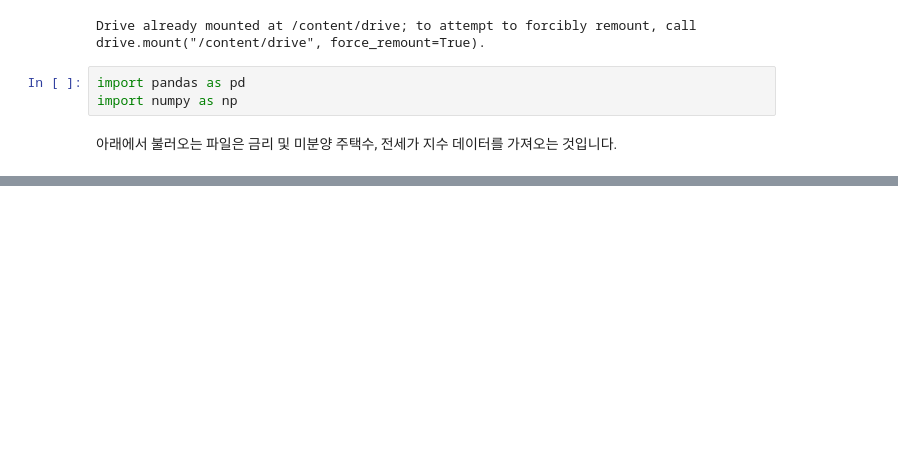
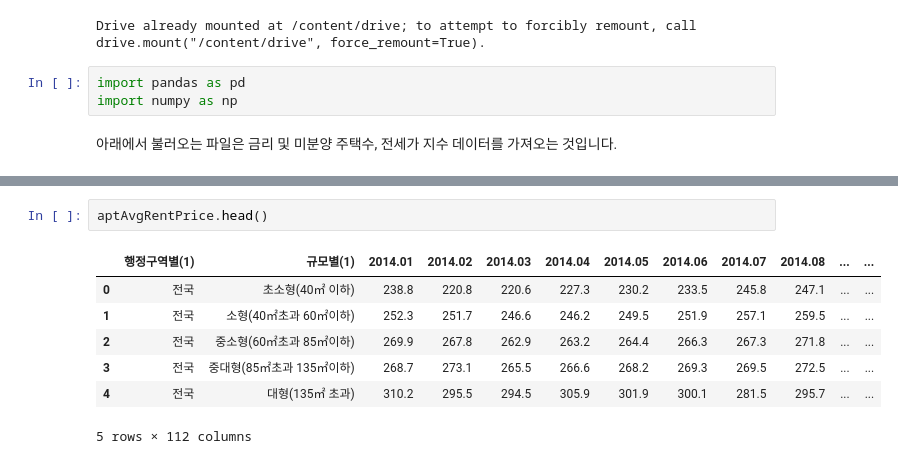
Before and after one commit to dongyoon9802/pythonAnalasys, a Jupyter notebook: pyhtonAnalysis.ipynb, the cells around one changed output, grey strips where cells are left out. Cells and saved outputs as stored; diff of their text form; blank space fills up the shorter version.

```diff
--- a/pyhtonAnalysis.ipynb
+++ b/pyhtonAnalysis.ipynb
@@ -271,0 +95,10 @@ apartAvgPriceSize.head()
+# %%
+aptAvgRentPrice.head()
+# %% [output]
+|  | 행정구역별(1) | 규모별(1) | 2014.01 | 2014.02 | 2014.03 | 2014.04 | 2014.05 | 2014.06 | 2014.07 | 2014.08 | ... | ... |
+| 0 | 전국 | 초소형(40㎡ 이하) | 238.8 | 220.8 | 220.6 | 227.3 | 230.2 | 233.5 | 245.8 | 247.1 | ... | ... |
+| 1 | 전국 | 소형(40㎡초과 60㎡이하) | 252.3 | 251.7 | 246.6 | 246.2 | 249.5 | 251.9 | 257.1 | 259.5 | ... | ... |
+| 2 | 전국 | 중소형(60㎡초과 85㎡이하) | 269.9 | 267.8 | 262.9 | 263.2 | 264.4 | 266.3 | 267.3 | 271.8 | ... | ... |
+| 3 | 전국 | 중대형(85㎡초과 135㎡이하) | 268.7 | 273.1 | 265.5 | 266.6 | 268.2 | 269.3 | 269.5 | 272.5 | ... | ... |
+| 4 | 전국 | 대형(135㎡ 초과) | 310.2 | 295.5 | 294.5 | 305.9 | 301.9 | 300.1 | 281.5 | 295.7 | ... | ... |
+5 rows × 112 columns
```
Also changed, not shown: parts of 82 cells of this notebook.
